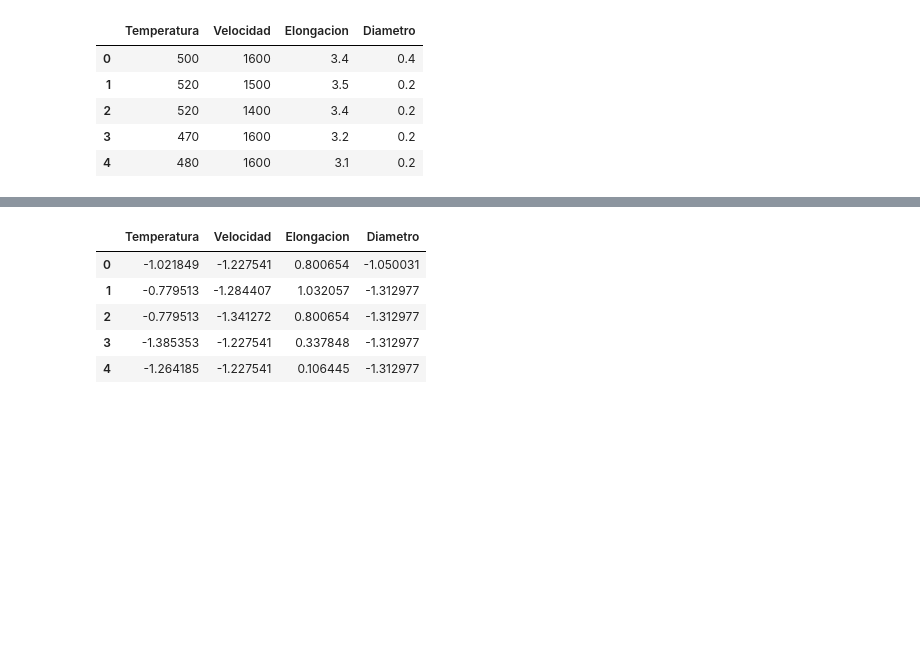
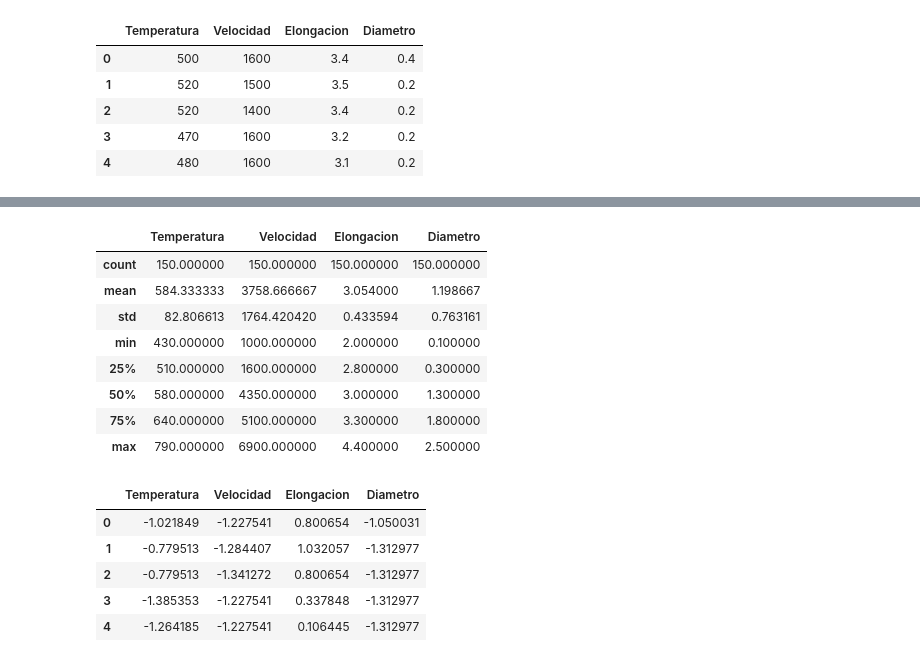
Before and after one commit to DeaAnalytics/univ-workshop, a Jupyter notebook: notebooks/Python/Sesion6.ipynb, the cells around one changed output, grey strips where cells are left out. Cells and saved outputs as stored; diff of their text form; code cells hidden in the pictures; blank space fills up the shorter version.

```diff
--- a/notebooks/Python/Sesion6.ipynb
+++ b/notebooks/Python/Sesion6.ipynb
@@ -24,3 +33,15 @@ df.head()
+# %%
+df.describe()
+# %% [output]
+|  | Temperatura | Velocidad | Elongacion | Diametro |
+| count | 150.000000 | 150.000000 | 150.000000 | 150.000000 |
+| mean | 584.333333 | 3758.666667 | 3.054000 | 1.198667 |
+| std | 82.806613 | 1764.420420 | 0.433594 | 0.763161 |
+| min | 430.000000 | 1000.000000 | 2.000000 | 0.100000 |
+| 25% | 510.000000 | 1600.000000 | 2.800000 | 0.300000 |
+| 50% | 580.000000 | 4350.000000 | 3.000000 | 1.300000 |
+| 75% | 640.000000 | 5100.000000 | 3.300000 | 1.800000 |
+| max | 790.000000 | 6900.000000 | 4.400000 | 2.500000 |
 # %%
 #Como podemos ver la magnitud de los valores entre cada variable difieren significativamente,
 #Por lo que debemos escalarlas antes de aplicar clustering
```
Also changed, not shown: parts of 11 cells of this notebook.
